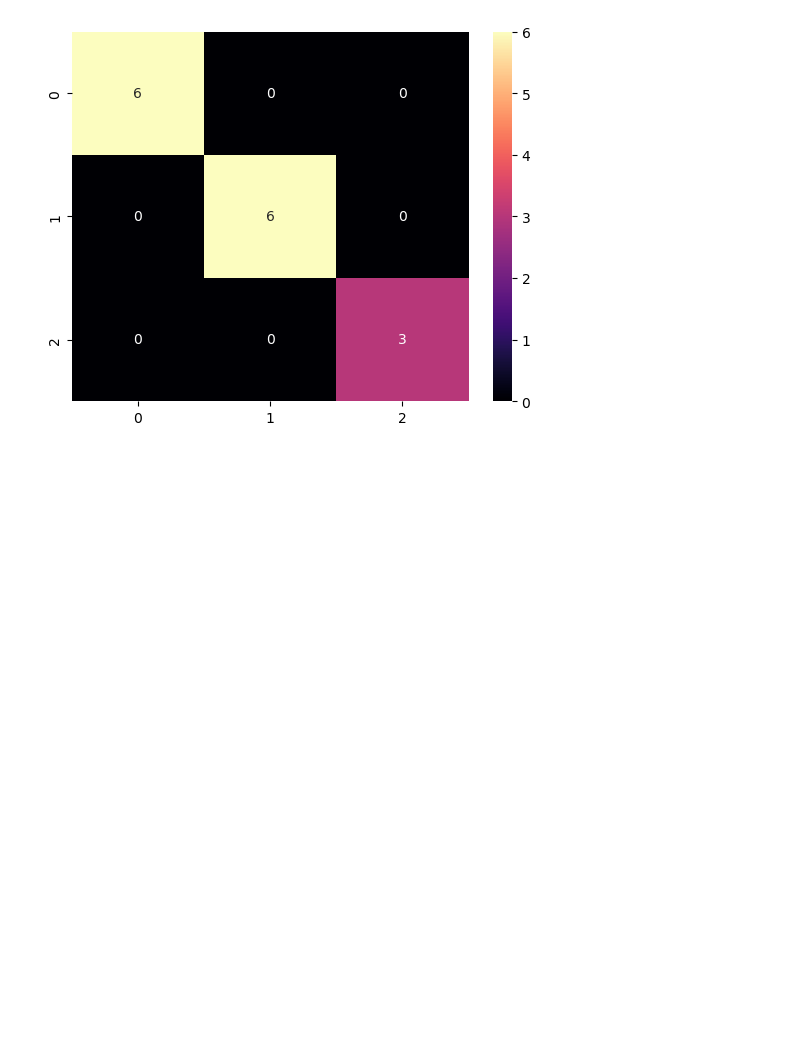
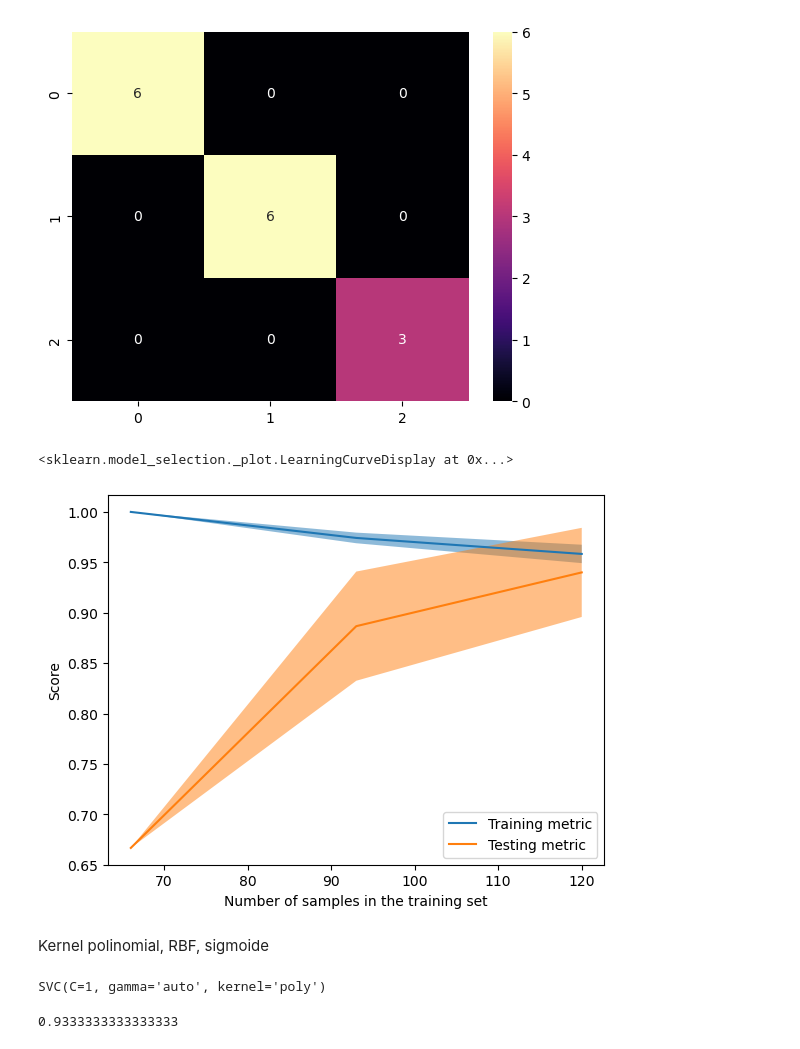
Before and after one commit to n3vrmr/data_studies, a Jupyter notebook: notebooks/SVM_intro.ipynb, the cells around one changed output. Saved outputs shown, nothing was run; the diff lists cells and outputs as text; code cells hidden in the pictures; blank space fills up the shorter version.

```diff
--- a/notebooks/SVM_intro.ipynb
+++ b/notebooks/SVM_intro.ipynb
@@ -64,3 +64,22 @@ import seaborn as sns
 heatmap = sns.heatmap(mc, cmap='magma', annot=True)
 # %% [output]
 [figure]
+# %%
+from sklearn.model_selection import LearningCurveDisplay
+
+LearningCurveDisplay.from_estimator(linear_svm,X=x,y=y,score_type="both")
+# %% [output]
+<sklearn.model_selection._plot.LearningCurveDisplay at 0x...>
+[figure, added]
+# %% [markdown]
+Kernel polinomial, RBF, sigmoide
+# %%
+polinomial_svm = svm.SVC(kernel='poly',C=1,gamma='auto').fit(x_train,y_train)
+polinomial_svm
+# %% [output]
+SVC(C=1, gamma='auto', kernel='poly')
+# %%
+y_pred = polinomial_svm.predict(x_test)
+accuracy_score(y_test,y_pred)
+# %% [output]
+0.9333333333333333
```
Also changed, not shown: parts of 44 cells of this notebook.
